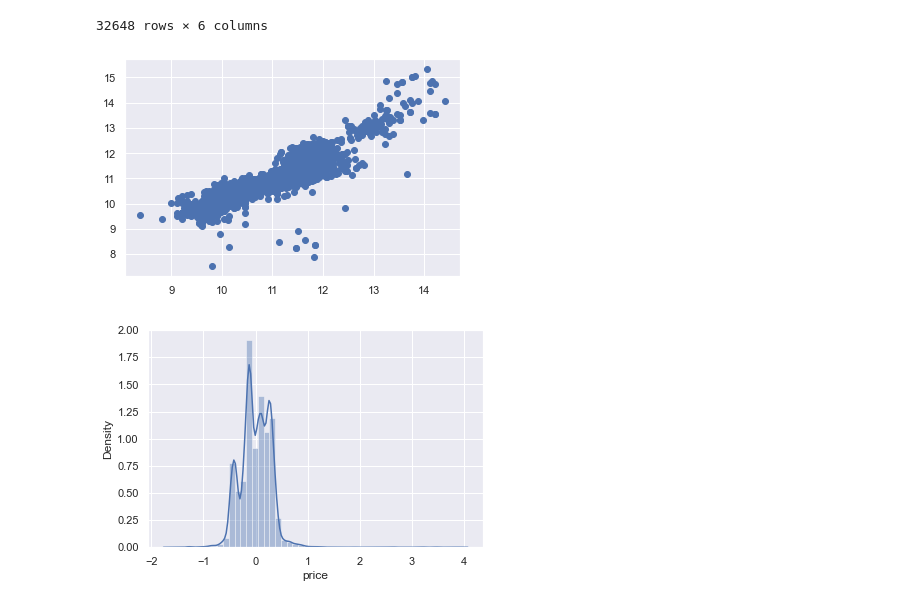
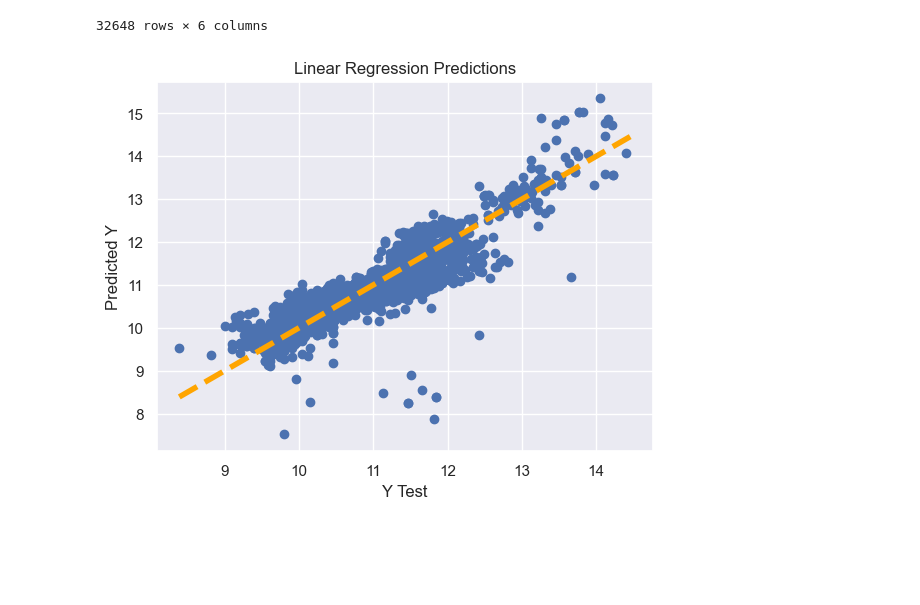
Before and after one commit to Pramod-Pasala/Used-Bike-Price-Prediction, a Jupyter notebook: main.ipynb, the cells around one changed output. Saved outputs shown, nothing was run; the diff lists cells and outputs as text; code cells hidden in the pictures; blank space fills up the shorter version.

```diff
--- a/main.ipynb
+++ b/main.ipynb
@@ -134,4 +124,8 @@ plt.show()
 # %%
-sns.set(style='darkgrid')
+sns.set_style('darkgrid')
 sns.regplot(x='age',y='price',data=data,fit_reg=False,marker='*')
+plt.title('Age VS Price')
+plt.xlabel('Age(months)')
+plt.ylabel('Price(rupees)')
+plt.show()
 # %% [output]
@@ -140,3 +133,8 @@ sns.regplot(x='age',y='price',data=data,fit_reg=False,marker='*')
 # %%
+sns.set_style('darkgrid')
 sns.lmplot(x='age',y='price',data=data,fit_reg=False,hue='owner',legend=True,palette='Set1')
+plt.title('Age VS Price')
+plt.xlabel('Age(months)')
+plt.ylabel('Price(rupees)')
+plt.show()
 # %% [output]
@@ -242,14 +216,13 @@ X_train, X_test, y_train, y_test = train_test_split(X, y, test_size=0.3, random_
 # %%
 #linear regression
 lm = LinearRegression()
 lm.fit(X_train,y_train)
 predictions = lm.predict(X_test)
-plt.scatter(y_test,predictions)
+plt.scatter(y_test, predictions)
+plt.plot([y.min(), y.max()], [y.min(), y.max()], '--', lw=4,color='orange')
+plt.xlabel('Y Test')
+plt.ylabel('Predicted Y')
+plt.title('Linear Regression Predictions')
 plt.show()
 # %% [output]
-[figure, old version]
+[figure, new version]
-# %%
-sns.distplot((y_test-predictions),bins=50);
-plt.show()
-# %% [output]
-[figure, removed]
```
Also changed, not shown: parts of 20 cells of this notebook, 11 other files.
